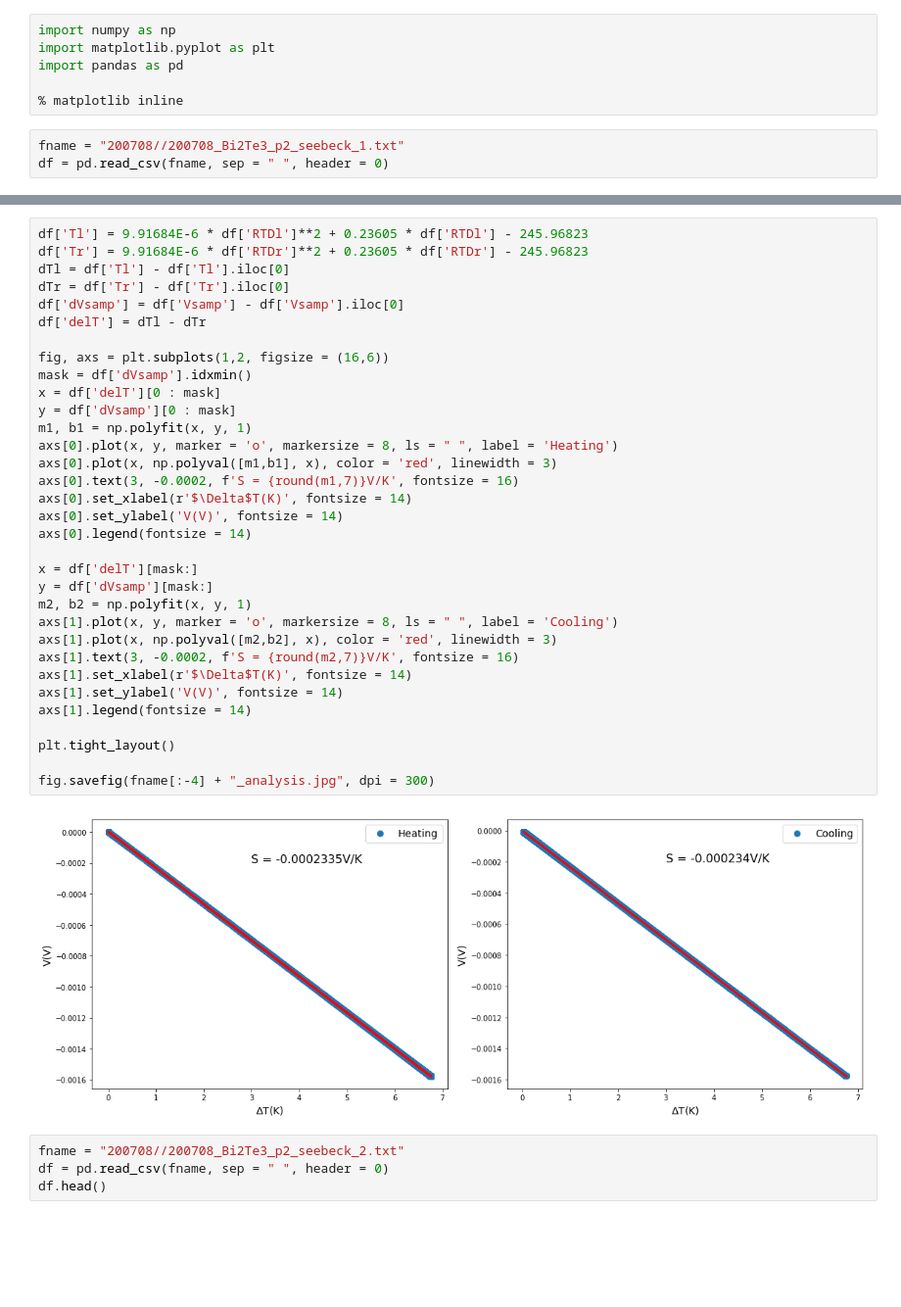
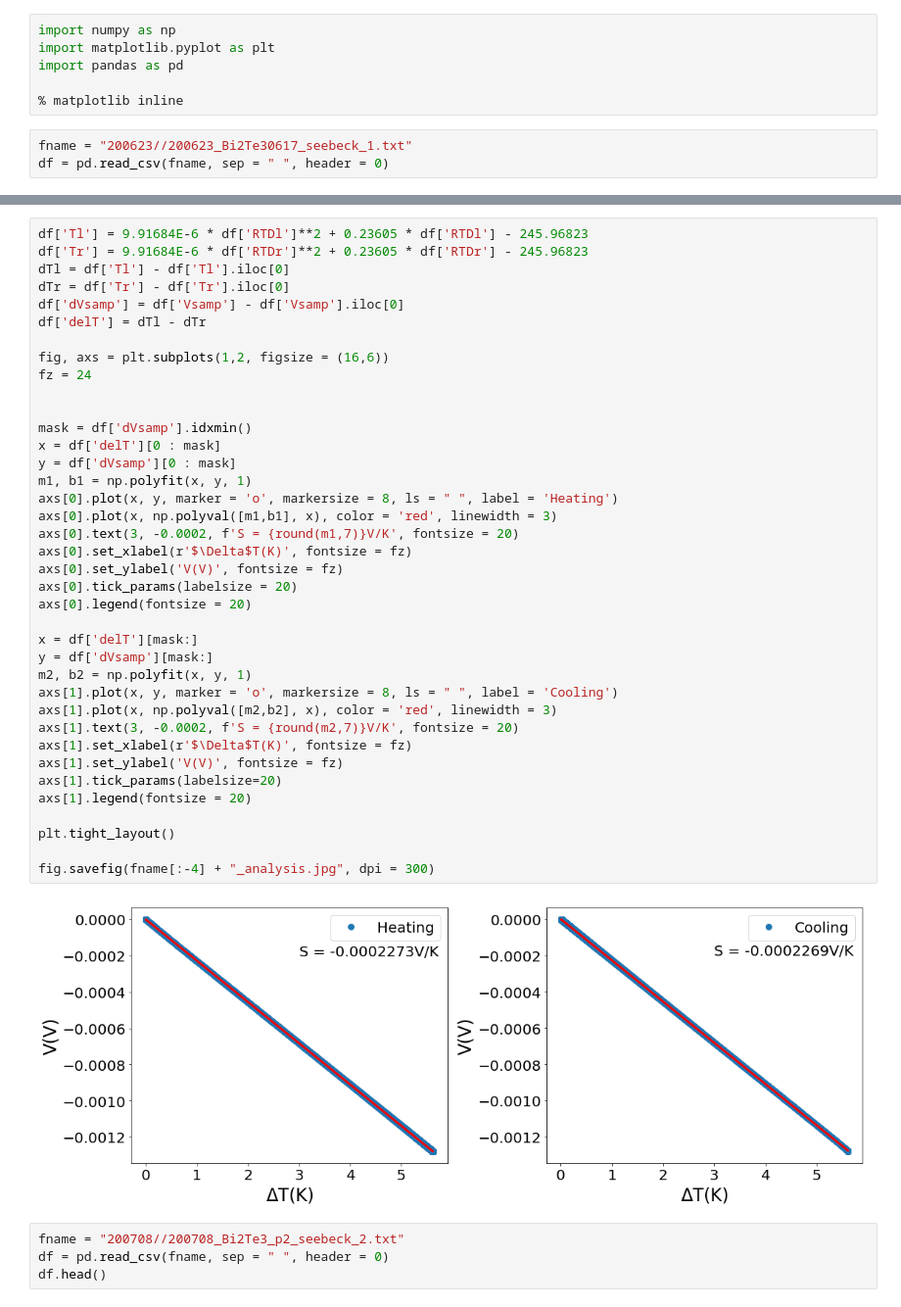
Before and after one commit to xyan36/GraysonGroup, a Jupyter notebook: suspended_wire/seebeck_test_analysis.ipynb, the cells around one changed output, grey strips where cells are left out. Shown: that part at 98% size. Cells and saved outputs as stored; diff of their text form; blank space fills up the shorter version.

```diff
--- a/suspended_wire/seebeck_test_analysis.ipynb
+++ b/suspended_wire/seebeck_test_analysis.ipynb
@@ -5,7 +5,7 @@ import pandas as pd
 
 % matplotlib inline
 # %%
-fname = "200708//200708_Bi2Te3_p2_seebeck_1.txt"
+fname = "200623//200623_Bi2Te30617_seebeck_1.txt"
 df = pd.read_csv(fname, sep = " ", header = 0)
 # %%
 df.head()
@@ -19,38 +19,43 @@ df.head()
 # %%
 df['Tl'] = 9.91684E-6 * df['RTDl']**2 + 0.23605 * df['RTDl'] - 245.96823
 df['Tr'] = 9.91684E-6 * df['RTDr']**2 + 0.23605 * df['RTDr'] - 245.96823
 dTl = df['Tl'] - df['Tl'].iloc[0]
 dTr = df['Tr'] - df['Tr'].iloc[0]
 df['dVsamp'] = df['Vsamp'] - df['Vsamp'].iloc[0]
 df['delT'] = dTl - dTr
 
 fig, axs = plt.subplots(1,2, figsize = (16,6))
+fz = 24
+
+
 mask = df['dVsamp'].idxmin()
 x = df['delT'][0 : mask]
 y = df['dVsamp'][0 : mask]
 m1, b1 = np.polyfit(x, y, 1)
 axs[0].plot(x, y, marker = 'o', markersize = 8, ls = " ", label = 'Heating')
 axs[0].plot(x, np.polyval([m1,b1], x), color = 'red', linewidth = 3)
-axs[0].text(3, -0.0002, f'S = {round(m1,7)}V/K', fontsize = 16)
-axs[0].set_xlabel(r'$\Delta$T(K)', fontsize = 14)
-axs[0].set_ylabel('V(V)', fontsize = 14)
-axs[0].legend(fontsize = 14)
+axs[0].text(3, -0.0002, f'S = {round(m1,7)}V/K', fontsize = 20)
+axs[0].set_xlabel(r'$\Delta$T(K)', fontsize = fz)
+axs[0].set_ylabel('V(V)', fontsize = fz)
+axs[0].tick_params(labelsize = 20)
+axs[0].legend(fontsize = 20)
 
 x = df['delT'][mask:]
 y = df['dVsamp'][mask:]
 m2, b2 = np.polyfit(x, y, 1)
 axs[1].plot(x, y, marker = 'o', markersize = 8, ls = " ", label = 'Cooling')
 axs[1].plot(x, np.polyval([m2,b2], x), color = 'red', linewidth = 3)
-axs[1].text(3, -0.0002, f'S = {round(m2,7)}V/K', fontsize = 16)
-axs[1].set_xlabel(r'$\Delta$T(K)', fontsize = 14)
-axs[1].set_ylabel('V(V)', fontsize = 14)
-axs[1].legend(fontsize = 14)
+axs[1].text(3, -0.0002, f'S = {round(m2,7)}V/K', fontsize = 20)
+axs[1].set_xlabel(r'$\Delta$T(K)', fontsize = fz)
+axs[1].set_ylabel('V(V)', fontsize = fz)
+axs[1].tick_params(labelsize=20)
+axs[1].legend(fontsize = 20)
 
 plt.tight_layout()
 
 fig.savefig(fname[:-4] + "_analysis.jpg", dpi = 300)
 # %% [output]
-[figure, old version]
+[figure, new version]
 # %%
 fname = "200708//200708_Bi2Te3_p2_seebeck_2.txt"
 df = pd.read_csv(fname, sep = " ", header = 0)
```
Also changed, not shown: parts of 1 cell of this notebook, 10 other files.
